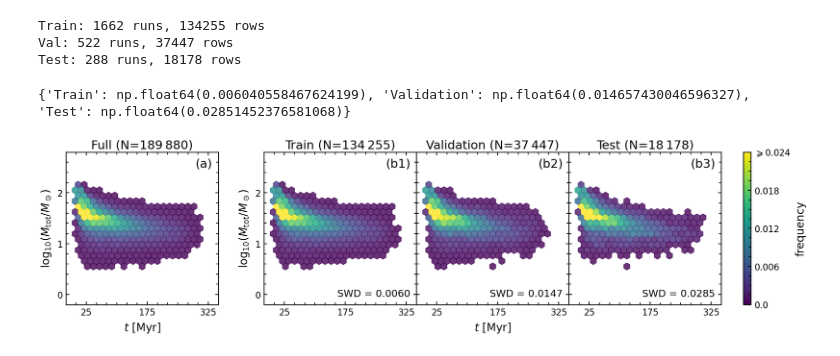
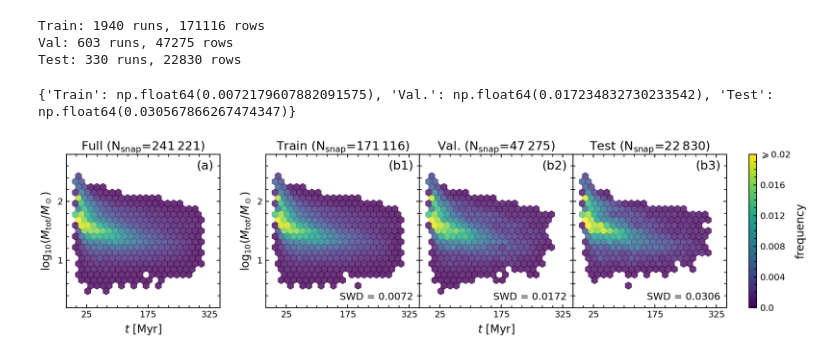
Before and after one commit to fengshun124/NBODY6-data-pipeline, a Jupyter notebook: notebooks/dataset_split.ipynb, the cells around one changed output. Saved outputs shown, nothing was run; the diff lists cells and outputs as text; code cells hidden in the pictures.

```diff
--- a/notebooks/dataset_split.ipynb
+++ b/notebooks/dataset_split.ipynb
@@ -325,13 +328,14 @@ class StratifiedGroupSplitter:
         )
 # %%
 OUTPUT_BASE = Path(os.getenv("OUTPUT_BASE"))
+MASS_LV_UPPER_LIMIT = 6
 
 # prepare data
 raw_stats_df = pd.read_parquet(
     OUTPUT_BASE / "cache" / "stats" / "overall_stats.parquet"
 )
 stats_df = raw_stats_df[
-    (raw_stats_df["init_mass_lv"] >= 7)
+    (raw_stats_df["init_mass_lv"] >= MASS_LV_UPPER_LIMIT)
     & (raw_stats_df["timestamp"] != 0)
     & (raw_stats_df["galactic_x"] == 50)
     & (raw_stats_df["within_2x_r_tidal_n_star"] >= 10)
@@ -347,13 +351,21 @@ stats_df["run_id"] = stats_df.apply(
 )
 # %%
 attr_group_keys = ["init_gc_radius", "init_metallicity", "init_mass_lv"]
+
+split_config = {
+    "target_keys": ["within_2x_r_tidal_total_mass", "timestamp"],
+    "ops_config": {"within_2x_r_tidal_total_mass": "log10"},
+    "run_ratio_weight": 1,
+    "row_ratio_weight": 0.05,
+    "ratios": (0.7, 0.2, 0.1),
+}
+
 
 all_splits = {"train": [], "val": [], "test": []}
 for group_labels, group_df in stats_df.groupby(attr_group_keys):
     group_split = StratifiedGroupSplitter(
         data_df=group_df,
-        target_keys=["within_2x_r_tidal_total_mass", "timestamp"],
-        ops_config={"within_2x_r_tidal_total_mass": "log1p"},
+        **split_config,
     ).split()
 
     for ds_type, run_ids in group_split.items():
@@ -383,9 +395,9 @@ print(f"Train: {len(split_results['train'])} runs, {len(train_df)} rows")
 print(f"Val: {len(split_results['val'])} runs, {len(val_df)} rows")
 print(f"Test: {len(split_results['test'])} runs, {len(test_df)} rows")
 # %% [output]
-Train: 1662 runs, 134255 rows
-Val: 522 runs, 37447 rows
-Test: 288 runs, 18178 rows
+Train: 1940 runs, 171116 rows
+Val: 603 runs, 47275 rows
+Test: 330 runs, 22830 rows
 # %%
 # calculate SWD
 scaler = StandardScaler()
@@ -400,7 +412,7 @@ scaled_full_features = scaler.fit_transform(full_features)
 swd_results = {}
 for df_name, subset_df in (
     pbar := tqdm(
-        [("Train", train_df), ("Validation", val_df), ("Test", test_df)],
+        [("Train", train_df), ("Val.", val_df), ("Test", test_df)],
         leave=False,
     )
 ):
@@ -422,7 +434,7 @@ for df_name, subset_df in (
 
 print(swd_results)
 # %% [output]
-{'Train': np.float64(0.006040558467624199), 'Validation': np.float64(0.014657430046596327), 'Test': np.float64(0.02851452376581068)}
+{'Train': np.float64(0.0072179607882091575), 'Val.': np.float64(0.017234832730233542), 'Test': np.float64(0.030567866267474347)}
 # %%
 fig, axes = plt.subplots(
     nrows=1,
@@ -439,9 +451,9 @@ full_ax = axes[0]
 subset_ax = axes[2:]
 
 x_plot_lim = (-25, 350)
-y_plot_lim = (-0.2, 2.8)
-cbar_map_lim = (0, 0.024)
-cbar_tick_step = 0.006
+y_plot_lim = (0.2, 2.8)
+cbar_map_lim = (0, 0.02)
+cbar_tick_step = 0.004
 
 cmap = "viridis"
 norm = mcolors.Normalize(vmin=cbar_map_lim[0], vmax=cbar_map_lim[1])
@@ -450,11 +462,13 @@ for ax_idx, (ax, stats_df, df_label) in enumerate(
     zip(
         [full_ax] + list(subset_ax),
         [full_df, train_df, val_df, test_df],
-        ["Full", "Train", "Validation", "Test"],
+        ["Full", "Train", "Val.", "Test"],
     )
 ):
     ax.title.set_text(
-        f"{df_label} (N={len(stats_df):,})".replace(",", "\N{THIN SPACE}")
+        rf"{df_label} (N$_\mathrm{{snap}}$={len(stats_df):,})".replace(
+            ",", "\N{THIN SPACE}"
+        )
     )
     ax.title.set_fontsize(22)
 
@@ -516,35 +530,35 @@ for ax_idx, (ax, stats_df, df_label) in enumerate(
 
 sm = cm.ScalarMappable(norm=norm, cmap=cmap)
 cbar = fig.colorbar(
     sm,
     ax=axes,
     orientation="vertical",
     fraction=0.08,
     pad=0.03,
 )
 cbar.set_label("frequency", fontsize=20)
 
 cbar.ax.yaxis.set_major_locator(plt.MaxNLocator(nbins=4))
 cbar_labels = np.arange(
     start=cbar_map_lim[0],
     stop=cbar_map_lim[1] + cbar_tick_step,
     step=cbar_tick_step,
 )
 cbar.set_ticks(cbar_labels)
 cbar.set_ticklabels(
     list(np.round(cbar_labels[:-1], 4)) + [rf"$\geqslant{cbar_labels[-1]}$"]
 )
 
 # save figure
 fig_export_path = OUTPUT_BASE / "figures"
 fig_export_path.mkdir(parents=True, exist_ok=True)
 fig.savefig(
-    fig_export_path / "dataset_split_swd.pdf",
+    fig_export_path / f"dataset_split_swd-M{MASS_LV_UPPER_LIMIT}.pdf",
     dpi=300,
     bbox_inches="tight",
 )
 # %% [output]
-[figure, old version]
+[figure, new version]
 # %%
 # export run_id to JSON for downstream use
 json.dump(
```
Also changed, not shown: parts of 3 cells of this notebook, 4 other files.
